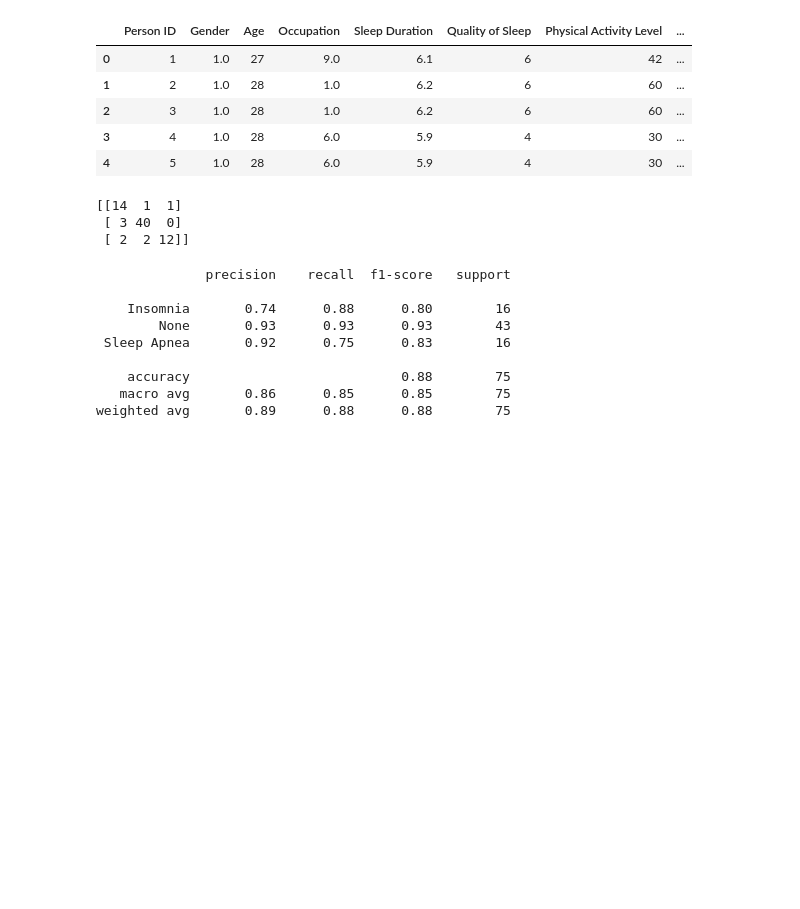
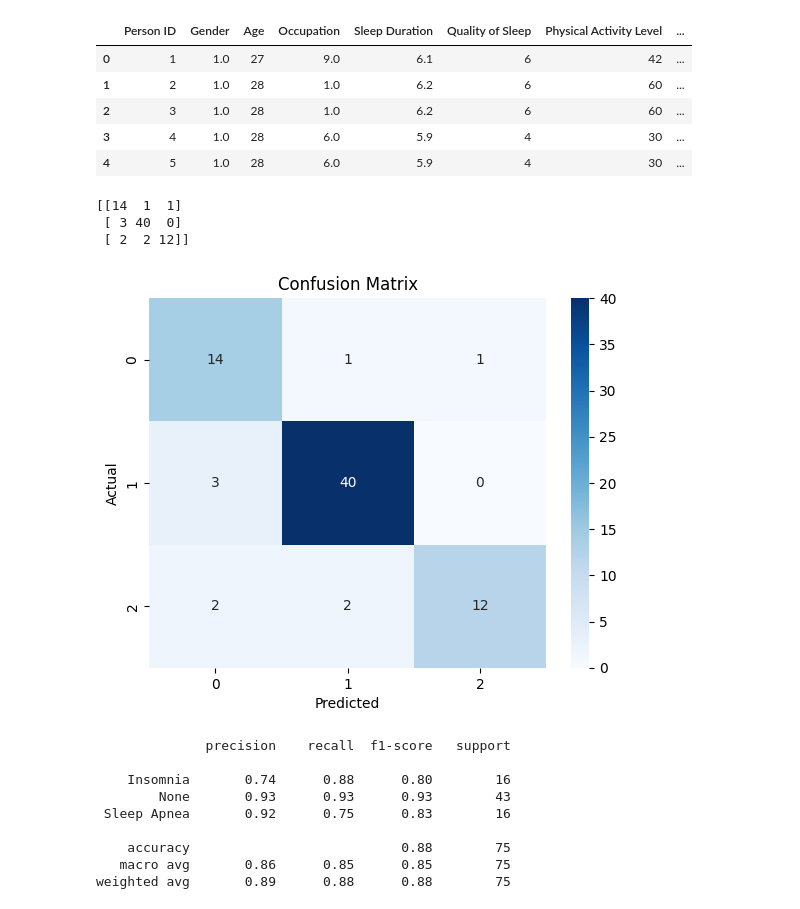
Before and after one commit to milliehuang2022/Sleep-Disorder-Analysis, a Jupyter notebook: sleep_quality.ipynb, the cells around one changed output. Cells and saved outputs as stored; diff of their text form; code cells hidden in the pictures; blank space fills up the shorter version.

```diff
--- a/sleep_quality.ipynb
+++ b/sleep_quality.ipynb
@@ -202,13 +205,25 @@ logreg = LogisticRegression()
 logreg.fit(X_train_scaled, y_train)
 y_pred = logreg.predict(X_test_scaled)
 y_pred_probs = logreg.predict_proba(X_test)[:, 1]
-# %%
-# Confusion matrix
-print(confusion_matrix(y_test, y_pred))
-# %% [output]
-[[14  1  1]
- [ 3 40  0]
- [ 2  2 12]]
+# %%
+# Confusion matrix
+print(confusion_matrix(y_test, y_pred))
+
+# Create heatmap
+sns.heatmap(confusion_matrix(y_test, y_pred), annot=True, fmt='d', cmap='Blues')
+
+# Add labels and title
+plt.xlabel('Predicted')
+plt.ylabel('Actual')
+plt.title('Confusion Matrix')
+
+# Show plot
+plt.show()
+# %% [output]
+[[14  1  1]
+ [ 3 40  0]
+ [ 2  2 12]]
+[figure, added]
 # %%
 # Classification report
 print(classification_report(y_test, y_pred))
```
Also changed, not shown: parts of 5 cells of this notebook.
